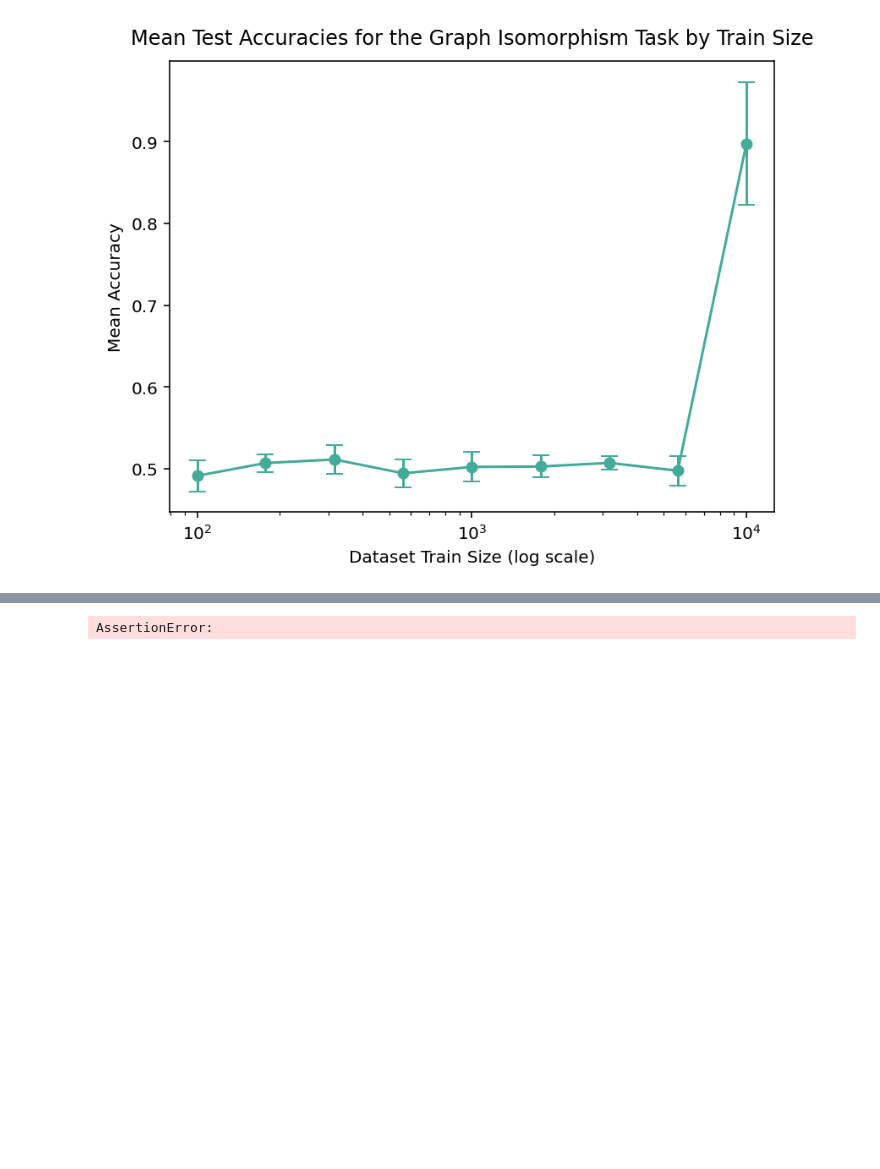
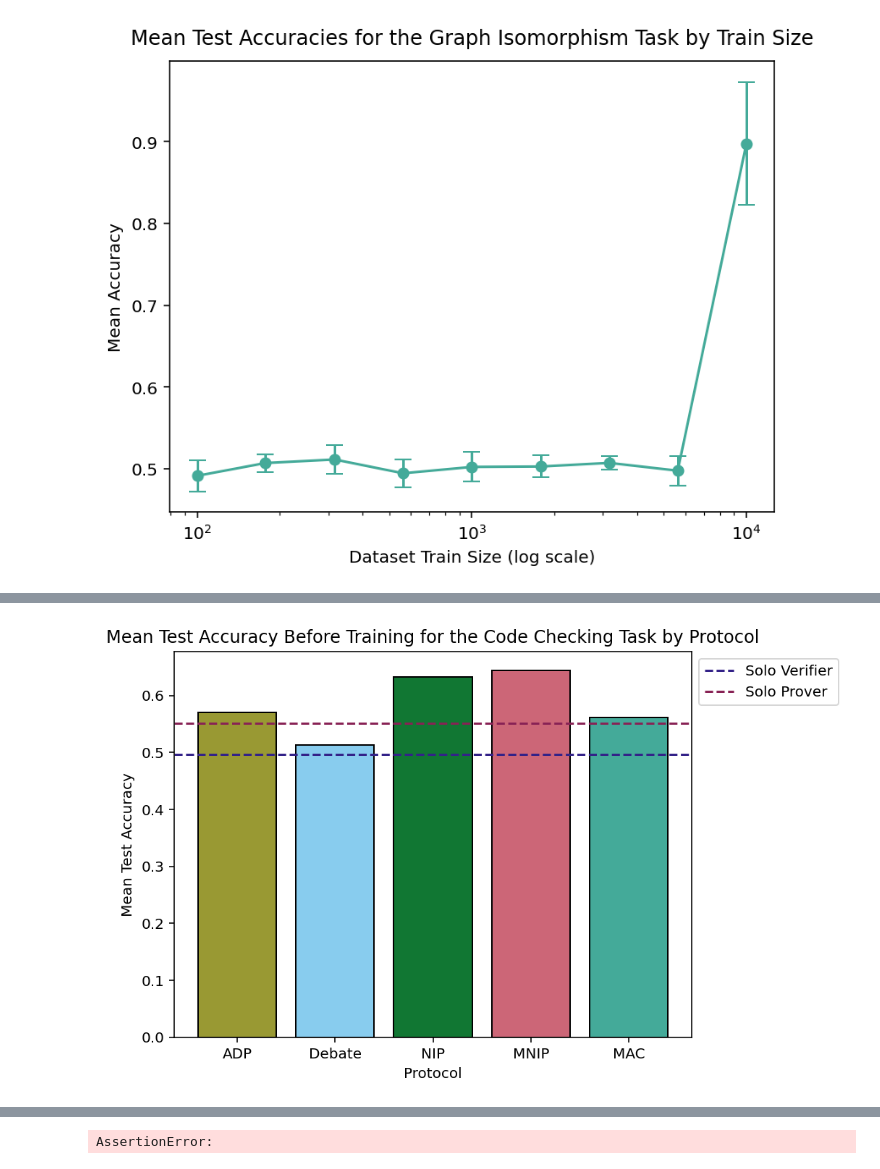
Before and after one commit to SamAdamDay/neural-interactive-proofs, a Jupyter notebook: playground/plots.ipynb, the cells around one changed output, grey strips where cells are left out. Saved outputs shown, nothing was run; the diff lists cells and outputs as text; code cells hidden in the pictures; blank space fills up the shorter version.

```diff
--- a/playground/plots.ipynb
+++ b/playground/plots.ipynb
@@ -841,0 +861,39 @@ plt.show()
+# %%
+# Extract protocols and their corresponding mean decisions
+mean_accuracies = []
+for protocol in protocols:
+    if protocol in cv_notrain_test_stats["mean_accuracy"]:
+        mean_accuracies.append(cv_notrain_test_stats["mean_accuracy"][protocol])
+    else:
+        mean_accuracies.append(0)
+
+# Get colors for each protocol
+colors = [PROTOCOL_COLOURS.get(protocol, "#000000") for protocol in protocols]
+
+# Plot the mean decisions as a bar chart
+fig, ax = plt.subplots()
+bars = ax.bar(range(len(protocols)), mean_accuracies, color=colors, edgecolor=EDGE_COLOUR)
+
+for solo_agent in cv_solo_notrain_test_stats["mean_accuracy"].keys():
+    ax.axhline(cv_solo_notrain_test_stats["mean_accuracy"][solo_agent], color=PROTOCOL_COLOURS[solo_agent], linestyle='--', label=solo_agent)
+
+# Set the title and labels
+ax.set_ylabel("Mean Test Accuracy")
+ax.set_xlabel("Protocol")
+ax.set_xticks(range(len(protocols)))
+ax.set_xticklabels(protocols)
+
+# Add legend
+legend = ax.legend(bbox_to_anchor=(1, 1), loc='upper left')
+
+# Set the color of the bars in the legend to gray
+for patch in legend.get_patches():
+    patch.set_color("gray")
+
+# Title
+ax.set_title("Mean Test Accuracy Before Training for the Code Checking Task by Protocol")
+
+# Display the plot
+plt.show()
+# %% [output]
+[figure, added]
```
Also changed, not shown: parts of 54 cells of this notebook.
